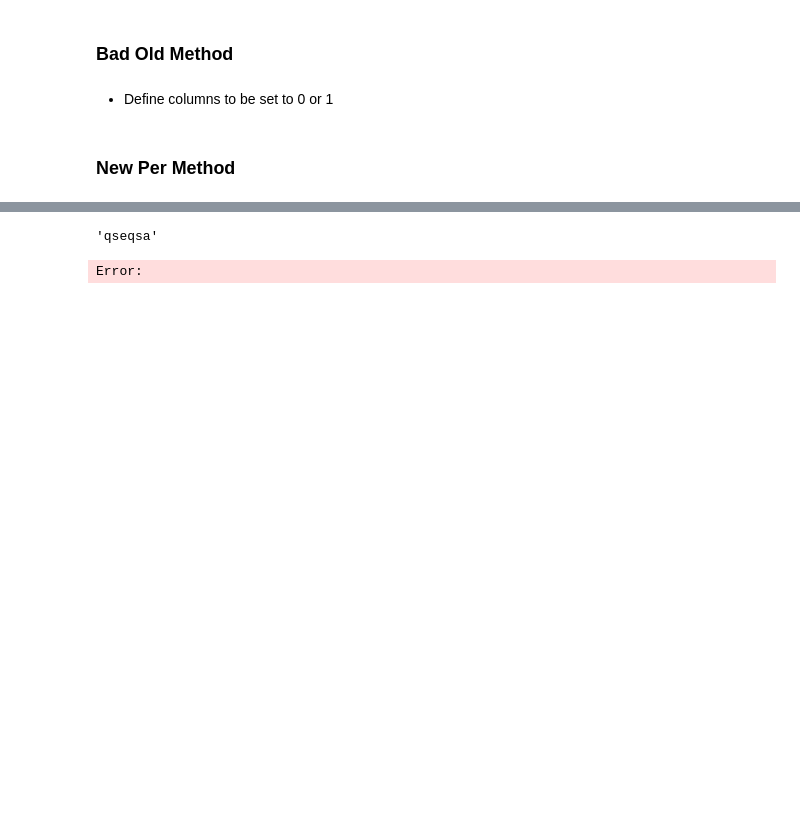
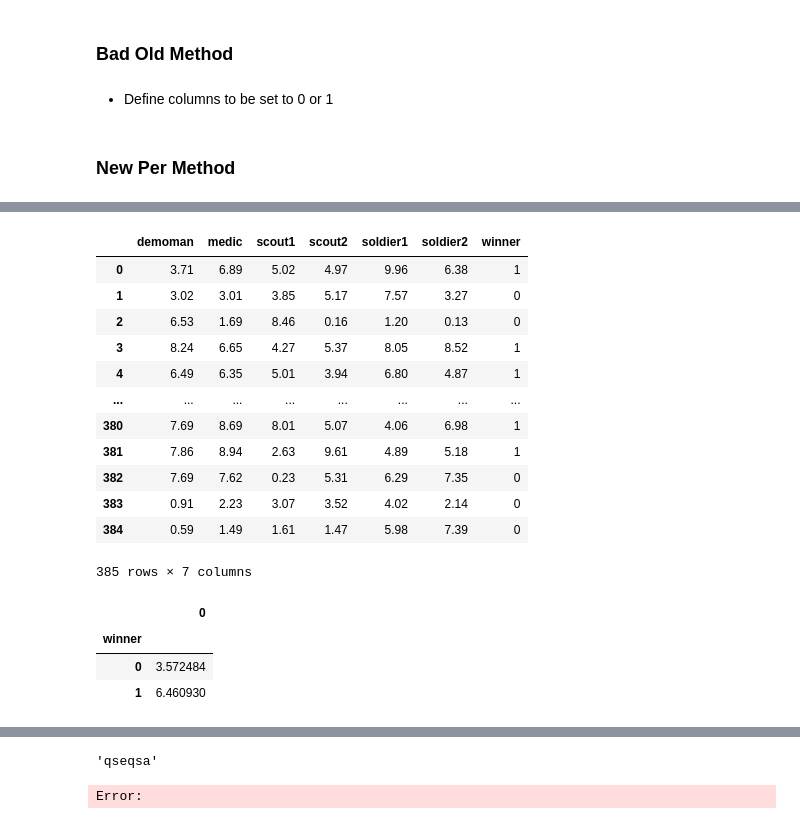
Before and after one commit to ebtrout/tf2_data_vis, a Jupyter notebook: modeling/NEW PER.ipynb, the cells around one changed output, grey strips where cells are left out. Drawn from its saved outputs; the diff is of its cells as text; code cells hidden in the pictures; blank space fills up the shorter version.

```diff
--- a/modeling/NEW PER.ipynb
+++ b/modeling/NEW PER.ipynb
@@ -527,0 +537,29 @@ win_per = per_test[per_test['winner']==1]
+# %%
+per_df
+# %% [output]
+|  | demoman | medic | scout1 | scout2 | soldier1 | soldier2 | winner |
+| 0 | 3.71 | 6.89 | 5.02 | 4.97 | 9.96 | 6.38 | 1 |
+| 1 | 3.02 | 3.01 | 3.85 | 5.17 | 7.57 | 3.27 | 0 |
+| 2 | 6.53 | 1.69 | 8.46 | 0.16 | 1.20 | 0.13 | 0 |
+| 3 | 8.24 | 6.65 | 4.27 | 5.37 | 8.05 | 8.52 | 1 |
+| 4 | 6.49 | 6.35 | 5.01 | 3.94 | 6.80 | 4.87 | 1 |
+| ... | ... | ... | ... | ... | ... | ... | ... |
+| 380 | 7.69 | 8.69 | 8.01 | 5.07 | 4.06 | 6.98 | 1 |
+| 381 | 7.86 | 8.94 | 2.63 | 9.61 | 4.89 | 5.18 | 1 |
+| 382 | 7.69 | 7.62 | 0.23 | 5.31 | 6.29 | 7.35 | 0 |
+| 383 | 0.91 | 2.23 | 3.07 | 3.52 | 4.02 | 2.14 | 0 |
+| 384 | 0.59 | 1.49 | 1.61 | 1.47 | 5.98 | 7.39 | 0 |
+385 rows × 7 columns
+# %%
+testing = per_df.drop('winner',axis = 1).T
+
+PIM_mean = testing.mean()
+
+PIM_mean = pd.concat([PIM_mean,per_df['winner']],axis =1)
+
+PIM_mean.groupby('winner').mean()
+# %% [output]
+|  | 0 |
+| winner |  |
+| 0 | 3.572484 |
+| 1 | 6.460930 |
```
Also changed, not shown: parts of 13 cells of this notebook, 8 other files.
